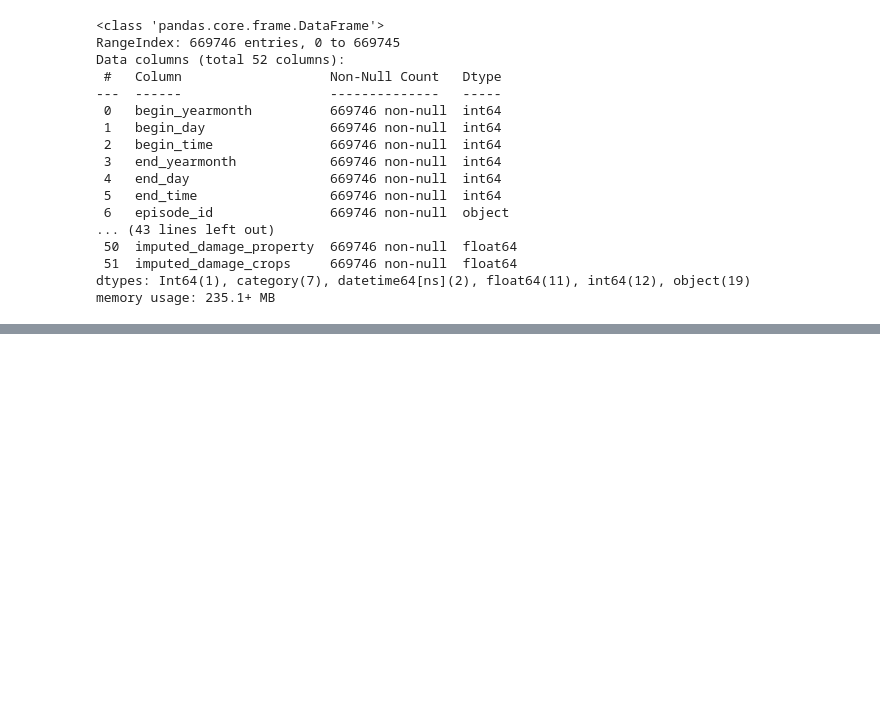
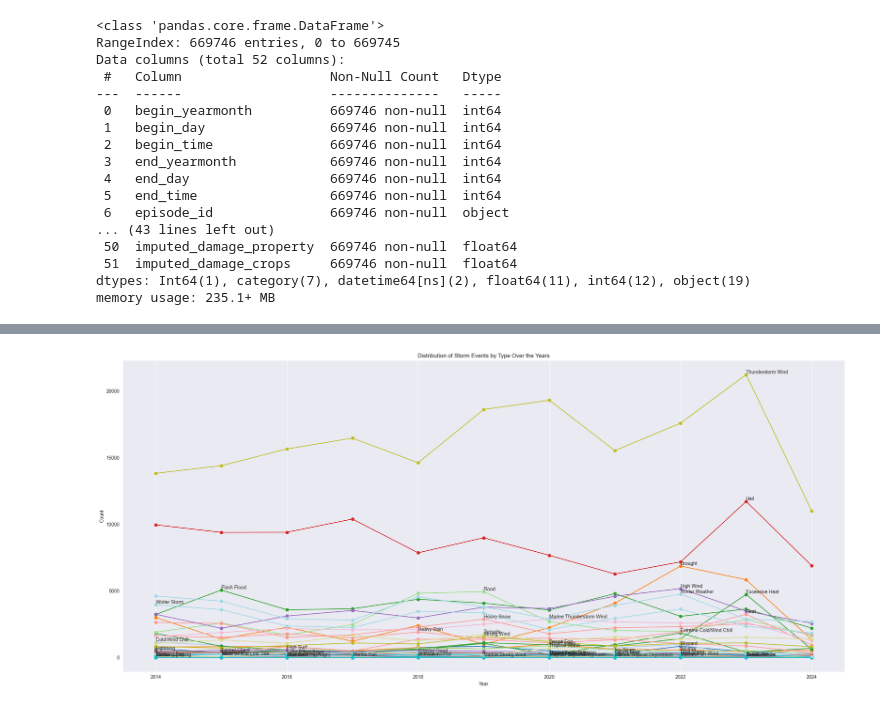
Before and after one commit to quiinthieu/us-storm-events, a Jupyter notebook: sample_part_1.ipynb, the cells around one changed output, grey strips where cells are left out. Drawn from its saved outputs; the diff is of its cells as text; code cells hidden in the pictures; blank space fills up the shorter version.

```diff
--- a/sample_part_1.ipynb
+++ b/sample_part_1.ipynb
@@ -637,0 +760,38 @@ df_details.describe()
+# %%
+# Create a line plot showing the distribution of storm events by type over the years
+def plot_event_distribution_over_years(df, figsize=(22, 10)):
+    """
+    Plot the distribution of storm events by type over the years.
+
+    Parameters:
+    df (pd.DataFrame): DataFrame containing the storm event data.
+    figsize (tuple): Size of the figure.
+    """
+    plt.figure(figsize=figsize)
+
+    # Count the number of events by type and year
+    event_counts = df.groupby(['year', 'event_type']).size().unstack().fillna(0)
+
+    # Plot the line plot
+    event_counts.plot(kind='line', marker='o', cmap='tab20', ax=plt.gca())
+
+    plt.title('Distribution of Storm Events by Type Over the Years')
+    plt.xlabel('Year')
+    plt.ylabel('Count')
+
+    # Show the annotation for the top event types
+    for event in event_counts.columns:
+        max_count = event_counts[event].max()
+        max_year = event_counts[event].idxmax()
+        plt.text(max_year, max_count, event, va='bottom')
+
+    # Remove the legend
+    plt.legend().remove()
+
+    plt.grid(axis='y')
+    plt.tight_layout()
+    plt.show()
+
+plot_event_distribution_over_years(df_details)
+# %% [output]
+[figure, added]
```
Also changed, not shown: parts of 10 cells of this notebook, 2 other files.
